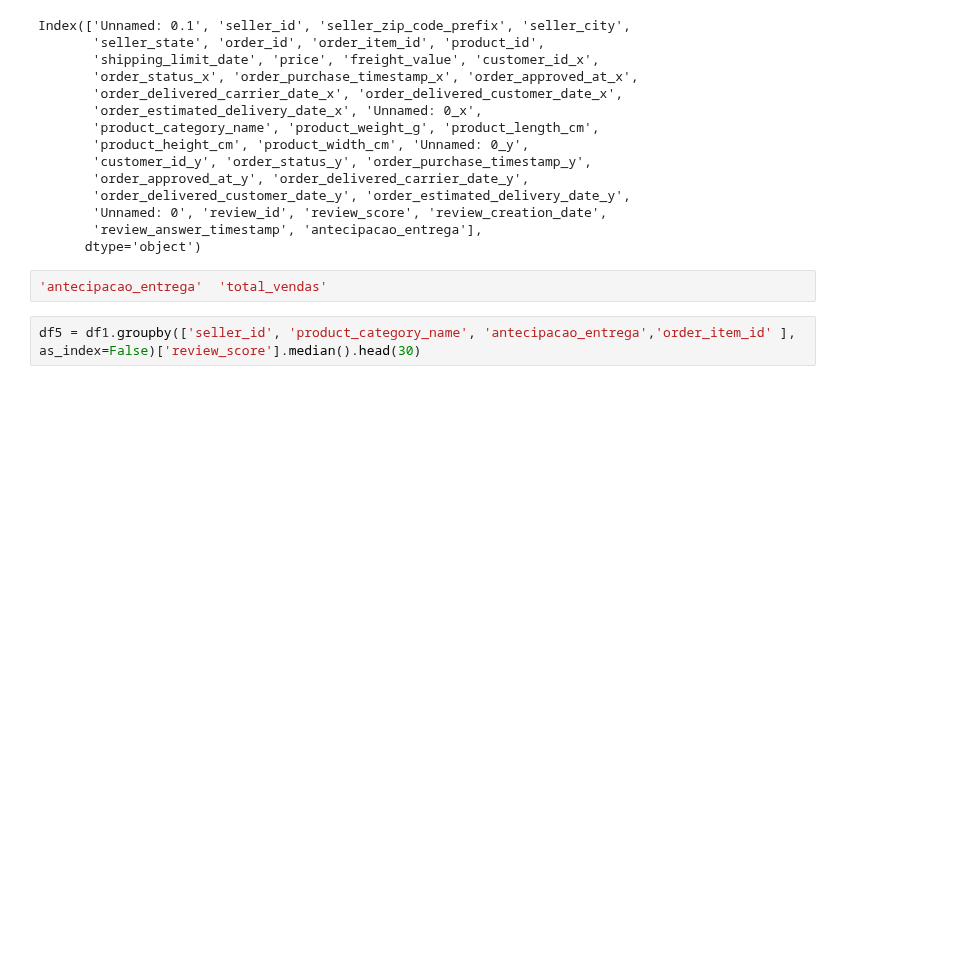
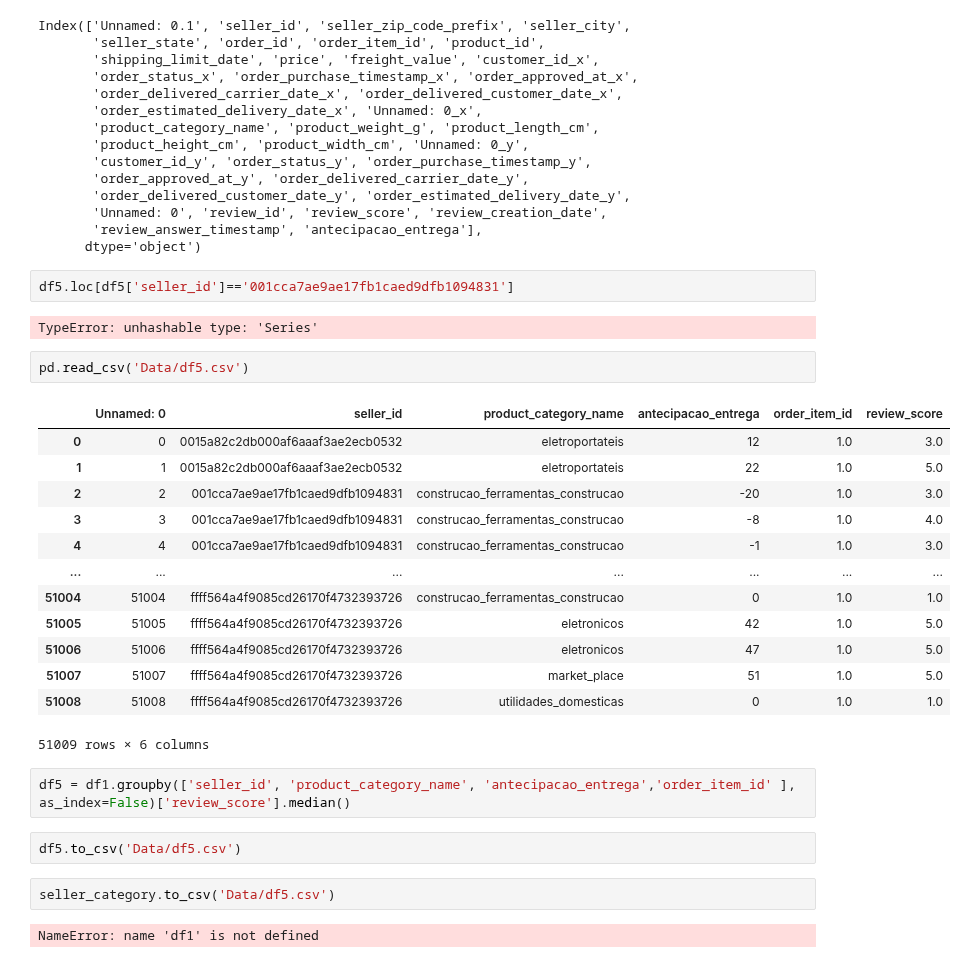
Before and after one commit to claudiagarcia0204/Projeto-Final---Olist, a Jupyter notebook: Análise exploratoria.ipynb, the cells around one changed output. Drawn from its saved outputs; the diff is of its cells as text; blank space fills up the shorter version.

Commit message:
seller_category

```diff
--- a/Análise exploratoria.ipynb
+++ b/Análise exploratoria.ipynb
@@ -157,7 +160,31 @@ Index(['Unnamed: 0.1', 'seller_id', 'seller_zip_code_prefix', 'seller_city',
        'Unnamed: 0', 'review_id', 'review_score', 'review_creation_date',
        'review_answer_timestamp', 'antecipacao_entrega'],
       dtype='object')
-# %%
-'antecipacao_entrega'  'total_vendas'
+# %%
+df5.loc[df5['seller_id']=='001cca7ae9ae17fb1caed9dfb1094831']
+# %% [output]
+TypeError: unhashable type: 'Series'
+# %%
+pd.read_csv('Data/df5.csv')
+# %% [output]
+|  | Unnamed: 0 | seller_id | product_category_name | antecipacao_entrega | order_item_id | review_score |
+| 0 | 0 | 0015a82c2db000af6aaaf3ae2ecb0532 | eletroportateis | 12 | 1.0 | 3.0 |
+| 1 | 1 | 0015a82c2db000af6aaaf3ae2ecb0532 | eletroportateis | 22 | 1.0 | 5.0 |
+| 2 | 2 | 001cca7ae9ae17fb1caed9dfb1094831 | construcao_ferramentas_construcao | -20 | 1.0 | 3.0 |
+| 3 | 3 | 001cca7ae9ae17fb1caed9dfb1094831 | construcao_ferramentas_construcao | -8 | 1.0 | 4.0 |
+| 4 | 4 | 001cca7ae9ae17fb1caed9dfb1094831 | construcao_ferramentas_construcao | -1 | 1.0 | 3.0 |
+| ... | ... | ... | ... | ... | ... | ... |
+| 51004 | 51004 | ffff564a4f9085cd26170f4732393726 | construcao_ferramentas_construcao | 0 | 1.0 | 1.0 |
+| 51005 | 51005 | ffff564a4f9085cd26170f4732393726 | eletronicos | 42 | 1.0 | 5.0 |
+| 51006 | 51006 | ffff564a4f9085cd26170f4732393726 | eletronicos | 47 | 1.0 | 5.0 |
+| 51007 | 51007 | ffff564a4f9085cd26170f4732393726 | market_place | 51 | 1.0 | 5.0 |
+| 51008 | 51008 | ffff564a4f9085cd26170f4732393726 | utilidades_domesticas | 0 | 1.0 | 1.0 |
+51009 rows × 6 columns
 # %%
-df5 = df1.groupby(['seller_id', 'product_category_name', 'antecipacao_entrega','order_item_id' ], as_index=False)['review_score'].median().head(30)
+df5 = df1.groupby(['seller_id', 'product_category_name', 'antecipacao_entrega','order_item_id' ], as_index=False)['review_score'].median()
+# %%
+df5.to_csv('Data/df5.csv')
+# %%
+seller_category.to_csv('Data/df5.csv')
+# %% [output]
+NameError: name 'df1' is not defined
```
Also changed, not shown: parts of 14 cells of this notebook, 2 other files.
